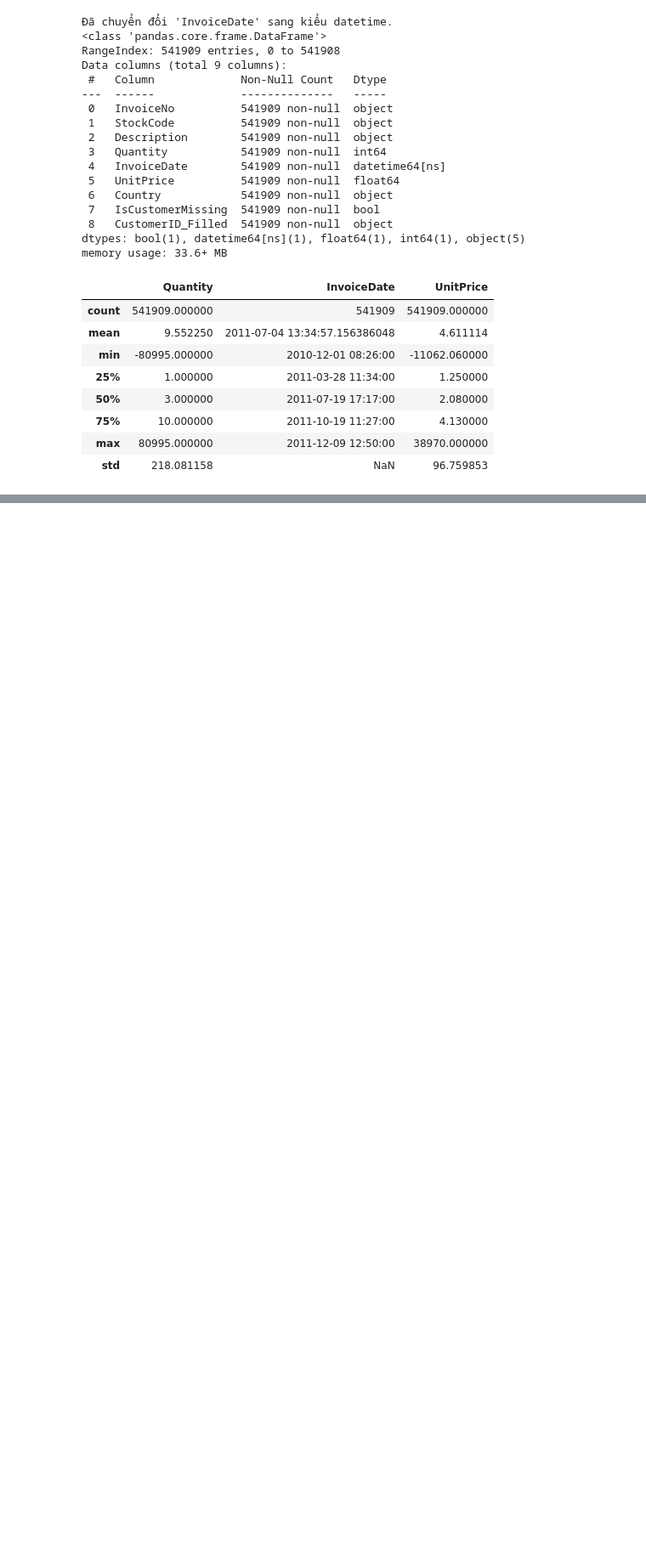
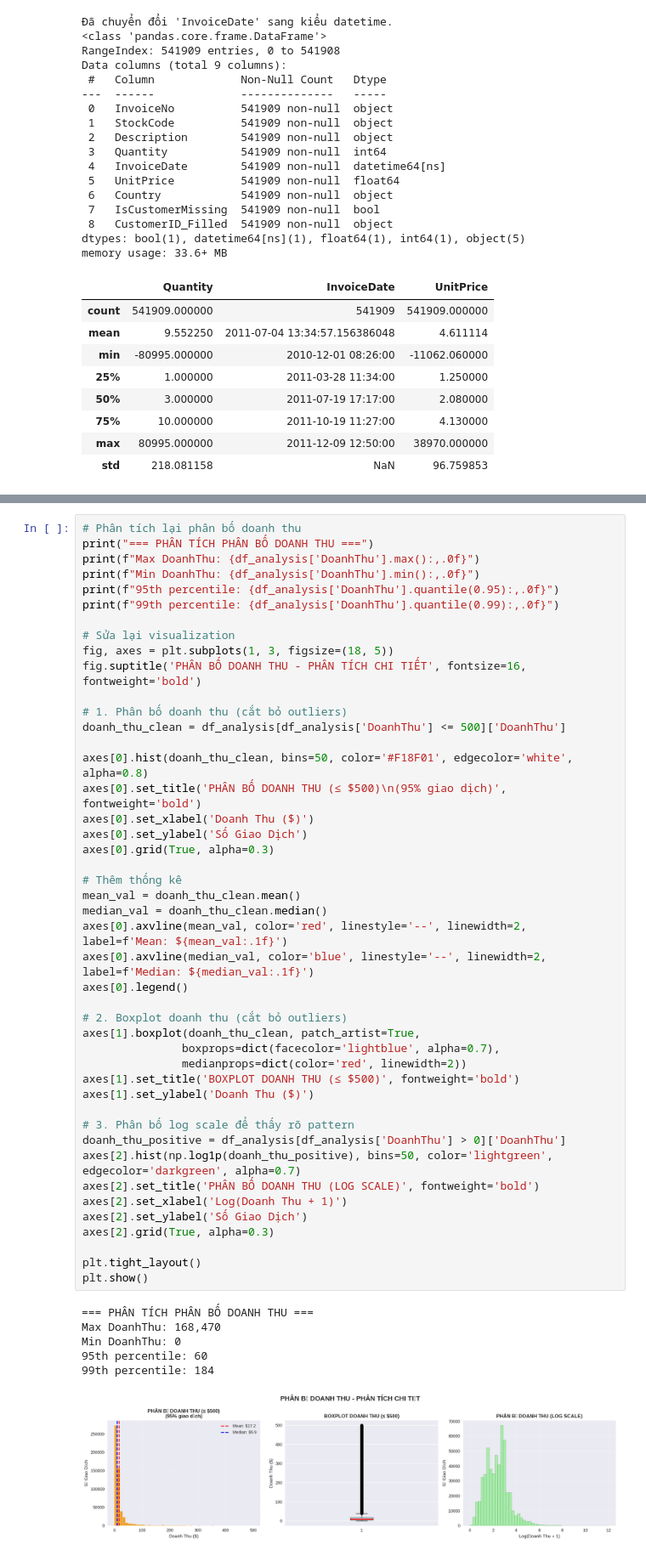
Before and after one commit to CoNhanQuy/CN-DA22TTB-CoNhanQuy-PhanTichDuLieu, a Jupyter notebook: CN-DA22TTB-CoNhanQuy-PTDL-python.ipynb, the cells around one changed output, grey strips where cells are left out. Shown at 85% size. Cells and saved outputs as stored; diff of their text form; blank space fills up the shorter version.

```diff
--- a/CN-DA22TTB-CoNhanQuy-PTDL-python.ipynb
+++ b/CN-DA22TTB-CoNhanQuy-PTDL-python.ipynb
@@ -232,0 +403,52 @@ memory usage: 33.6+ MB
+# %%
+# Phân tích lại phân bố doanh thu
+print("=== PHÂN TÍCH PHÂN BỐ DOANH THU ===")
+print(f"Max DoanhThu: {df_analysis['DoanhThu'].max():,.0f}")
+print(f"Min DoanhThu: {df_analysis['DoanhThu'].min():,.0f}")
+print(f"95th percentile: {df_analysis['DoanhThu'].quantile(0.95):,.0f}")
+print(f"99th percentile: {df_analysis['DoanhThu'].quantile(0.99):,.0f}")
+
+# Sửa lại visualization
+fig, axes = plt.subplots(1, 3, figsize=(18, 5))
+fig.suptitle('PHÂN BỐ DOANH THU - PHÂN TÍCH CHI TIẾT', fontsize=16, fontweight='bold')
+
+# 1. Phân bố doanh thu (cắt bỏ outliers)
+doanh_thu_clean = df_analysis[df_analysis['DoanhThu'] <= 500]['DoanhThu']
+
+axes[0].hist(doanh_thu_clean, bins=50, color='#F18F01', edgecolor='white', alpha=0.8)
+axes[0].set_title('PHÂN BỐ DOANH THU (≤ $500)\n(95% giao dịch)', fontweight='bold')
+axes[0].set_xlabel('Doanh Thu ($)')
+axes[0].set_ylabel('Số Giao Dịch')
+axes[0].grid(True, alpha=0.3)
+
+# Thêm thống kê
+mean_val = doanh_thu_clean.mean()
+median_val = doanh_thu_clean.median()
+axes[0].axvline(mean_val, color='red', linestyle='--', linewidth=2, label=f'Mean: ${mean_val:.1f}')
+axes[0].axvline(median_val, color='blue', linestyle='--', linewidth=2, label=f'Median: ${median_val:.1f}')
+axes[0].legend()
+
+# 2. Boxplot doanh thu (cắt bỏ outliers)
+axes[1].boxplot(doanh_thu_clean, patch_artist=True,
+               boxprops=dict(facecolor='lightblue', alpha=0.7),
+               medianprops=dict(color='red', linewidth=2))
+axes[1].set_title('BOXPLOT DOANH THU (≤ $500)', fontweight='bold')
+axes[1].set_ylabel('Doanh Thu ($)')
+
+# 3. Phân bố log scale để thấy rõ pattern
+doanh_thu_positive = df_analysis[df_analysis['DoanhThu'] > 0]['DoanhThu']
+axes[2].hist(np.log1p(doanh_thu_positive), bins=50, color='lightgreen', edgecolor='darkgreen', alpha=0.7)
+axes[2].set_title('PHÂN BỐ DOANH THU (LOG SCALE)', fontweight='bold')
+axes[2].set_xlabel('Log(Doanh Thu + 1)')
+axes[2].set_ylabel('Số Giao Dịch')
+axes[2].grid(True, alpha=0.3)
+
+plt.tight_layout()
+plt.show()
+# %% [output]
+=== PHÂN TÍCH PHÂN BỐ DOANH THU ===
+Max DoanhThu: 168,470
+Min DoanhThu: 0
+95th percentile: 60
+99th percentile: 184
+[figure, added]
```
Also changed, not shown: parts of 16 cells of this notebook.
